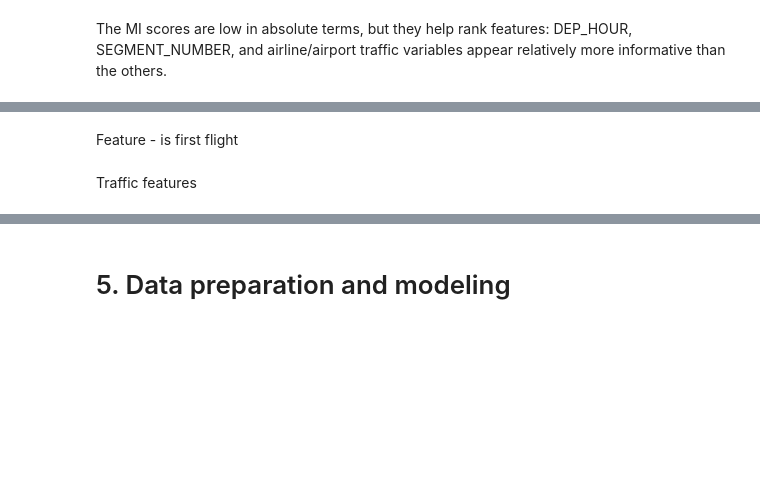
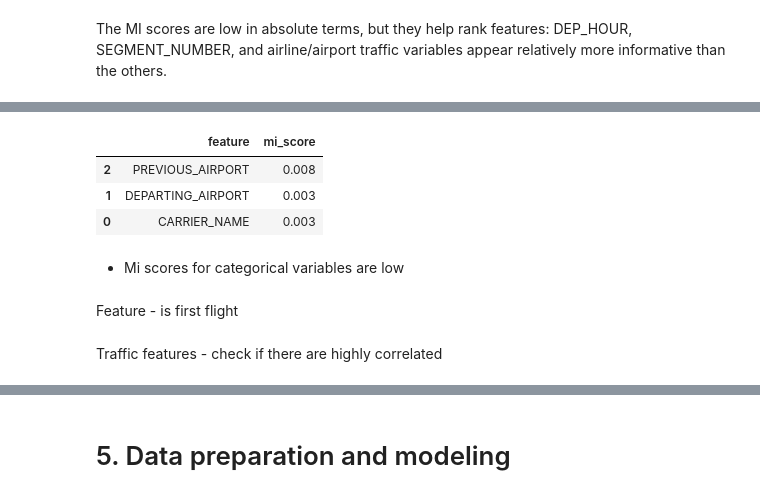
Before and after one commit to AlinaYakubova/ml-flight-felay-prediction, a Jupyter notebook: flight_delay_prediction.ipynb, the cells around one changed output, grey strips where cells are left out. Drawn from its saved outputs; the diff is of its cells as text; code cells hidden in the pictures; blank space fills up the shorter version.

```diff
--- a/flight_delay_prediction.ipynb
+++ b/flight_delay_prediction.ipynb
@@ -778,9 +729,36 @@ Name: DISTANCE_GROUP, dtype: object
+# %%
+encoder = OrdinalEncoder()
+# %%
+df_cat_cat_encoded = encoder.fit_transform(df_cat.astype(str))
+# %%
+y_sample = sample["DEP_DEL15"]
+# %%
+mi_scores_cat = mutual_info_classif(
+    df_cat_cat_encoded,
+    y_sample,
+    discrete_features=True,
+    random_state=42
+)
+# %%
+mi_cat_df = pd.DataFrame({
+    "feature": cat_cols,
+    "mi_score": mi_scores_cat
+}).sort_values("mi_score", ascending=False)
+
+mi_cat_df
+# %% [output]
+|  | feature | mi_score |
+| 2 | PREVIOUS_AIRPORT | 0.008 |
+| 1 | DEPARTING_AIRPORT | 0.003 |
+| 0 | CARRIER_NAME | 0.003 |
+# %% [markdown]
+- Mi scores for categorical variables are low
 # %% [markdown]
 Feature - is first flight
 # %%
 df["IS_FIRST_FLIGHT"] = (df["PREVIOUS_AIRPORT"] == "NONE").astype(int)
 # %% [markdown]
-Traffic features
+Traffic features - check if there are highly correlated
 # %%
 traffic_cols = [
     "AIRPORT_FLIGHTS_MONTH", "AIRLINE_FLIGHTS_MONTH",
```
Also changed, not shown: parts of 59 cells of this notebook.
